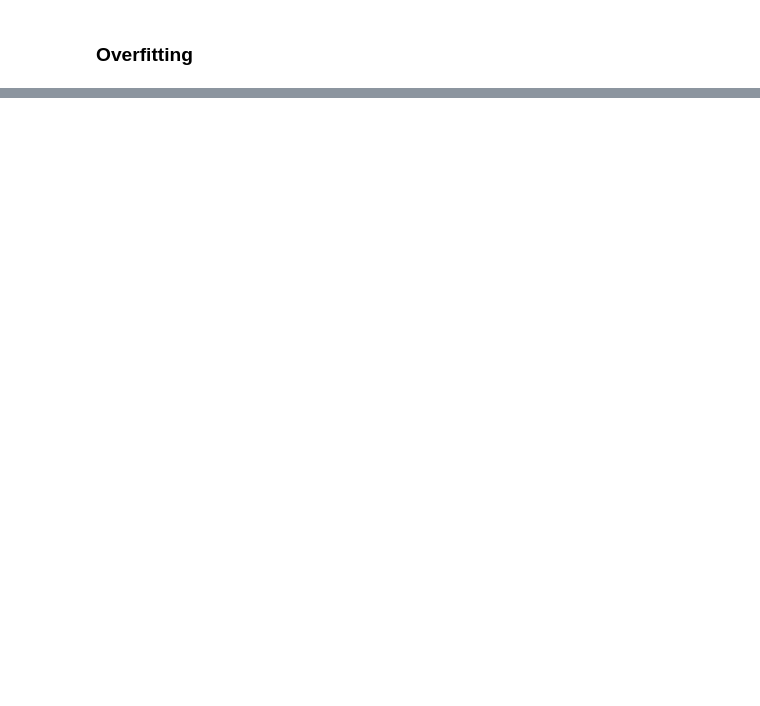
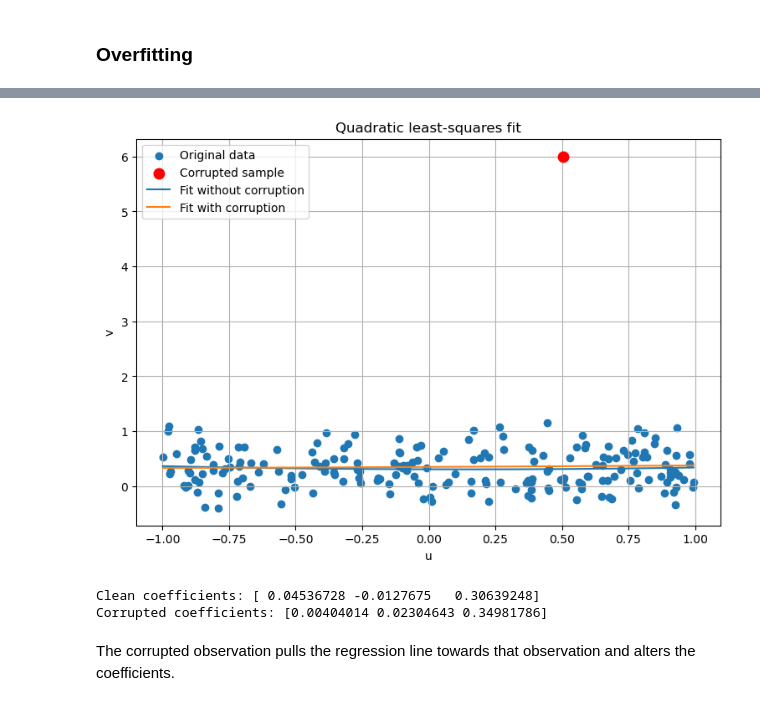
Before and after one commit to db423/Optimisation, a Jupyter notebook: Linear_least_squares.ipynb, the cells around one changed output, grey strips where cells are left out. Drawn from its saved outputs; the diff is of its cells as text; code cells hidden in the pictures; blank space fills up the shorter version.

Commit message:
least squares v.s corrupted data point

```diff
--- a/Linear_least_squares.ipynb
+++ b/Linear_least_squares.ipynb
@@ -167 +167,63 @@ plt.show()
 [figure]
+# %%
+# Assume u and v are your original data arrays, each of length 30
+u = np.asarray(u).flatten()
+v = np.asarray(b).flatten()
+
+# 1. Randomly reorder the data
+idx = np.random.permutation(len(u))
+u0 = u[idx]
+vc = v[idx]
+
+# 2. Copy the outputs and corrupt the sample where u is closest to 0.5
+vo = vc.copy()
+i0 = np.argmin(np.abs(u0 - 0.5))
+vo[i0] = 6
+
+# 3. Construct the quadratic design matrix
+A = np.column_stack((u0**2, u0, np.ones(len(u0))))
+
+# 4. Fit the model using least squares
+x_clean = np.linalg.lstsq(A, vc, rcond=None)[0]
+x_corr = np.linalg.lstsq(A, vo, rcond=None)[0]
+
+# 5. Generate smooth fitted curves
+u_plot = np.linspace(u0.min(), u0.max(), 300)
+
+y_clean = (
+    x_clean[0] * u_plot**2
+    + x_clean[1] * u_plot
+    + x_clean[2]
+)
+
+y_corr = (
+    x_corr[0] * u_plot**2
+    + x_corr[1] * u_plot
+    + x_corr[2]
+)
+
+# 6. Plot the original data, corrupted data and both fits
+plt.figure(figsize=(9, 6))
+
+plt.scatter(u0, vc, label="Original data")
+plt.scatter(u0[i0], vo[i0], color="red", s=80,
+            label="Corrupted sample", zorder=3)
+
+plt.plot(u_plot, y_clean, label="Fit without corruption")
+plt.plot(u_plot, y_corr, label="Fit with corruption")
+
+plt.xlabel("u")
+plt.ylabel("v")
+plt.title("Quadratic least-squares fit")
+plt.legend()
+plt.grid(True)
+plt.show()
+
+print("Clean coefficients:", x_clean)
+print("Corrupted coefficients:", x_corr)
+# %% [output]
+[figure, added]
+Clean coefficients: [ 0.04536728 -0.0127675   0.30639248]
+Corrupted coefficients: [0.00404014 0.02304643 0.34981786]
+# %% [markdown]
+The corrupted observation pulls the regression line towards that observation and alters the coefficients.
```
Also changed, not shown: parts of 6 cells of this notebook.
